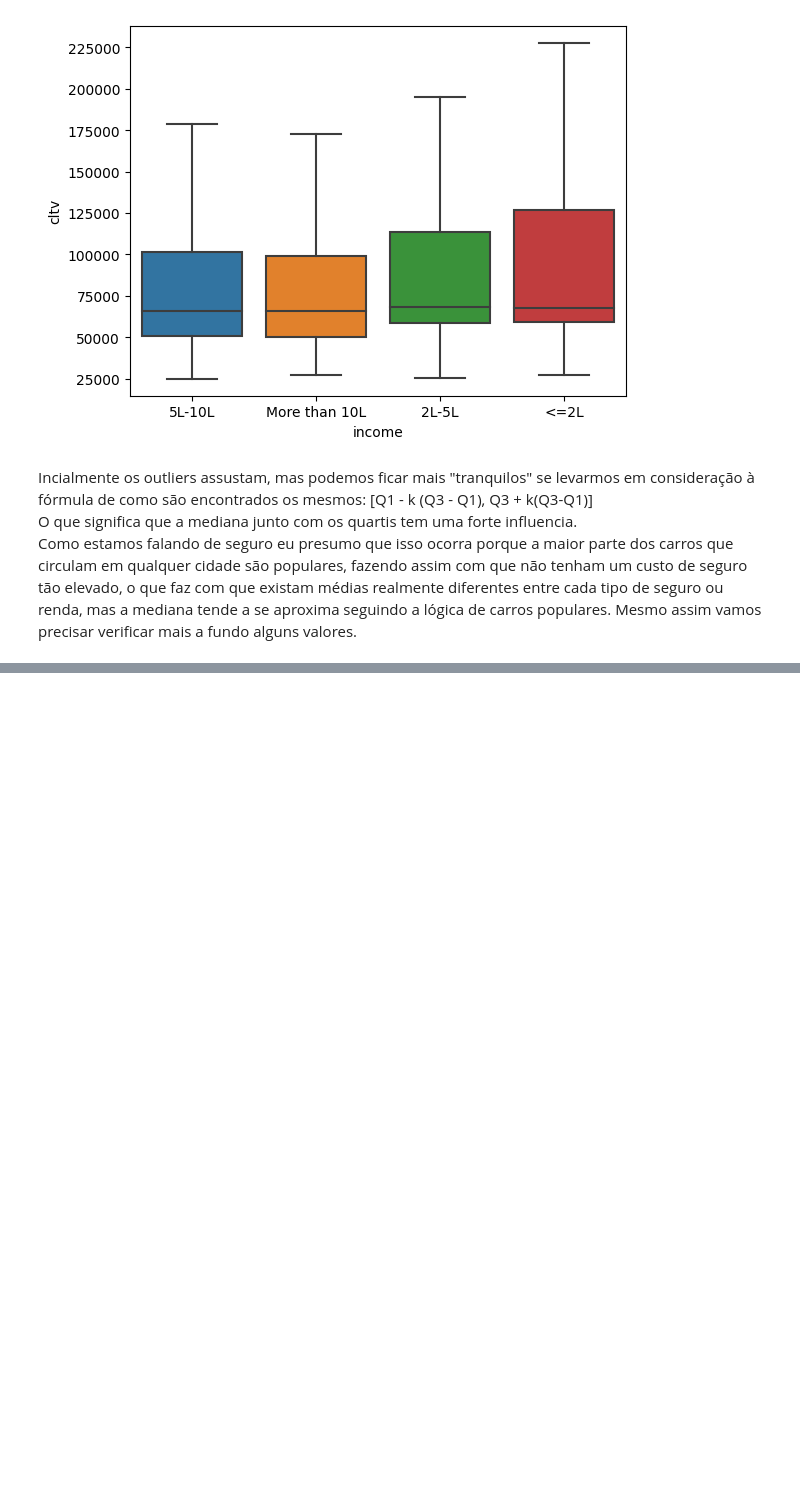
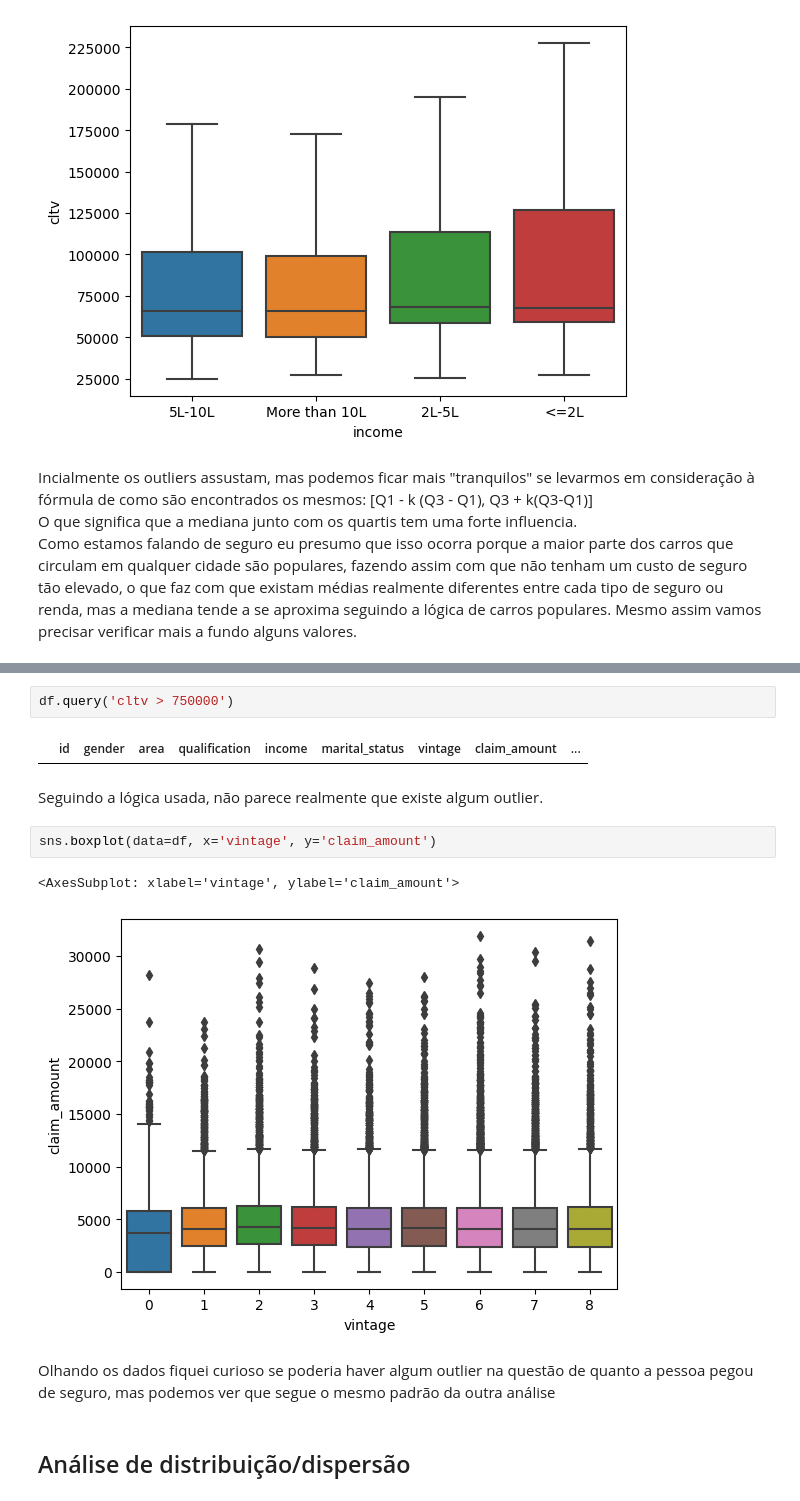
Before and after one commit to Gabriel07201/life_time_value_predictor, a Jupyter notebook: main.ipynb, the cells around one changed output, grey strips where cells are left out. Saved outputs shown, nothing was run; the diff lists cells and outputs as text; blank space fills up the shorter version.

```diff
--- a/main.ipynb
+++ b/main.ipynb
@@ -168,0 +213,15 @@ Mesmo assim vamos precisar verificar mais a fundo alguns valores.
+# %%
+df.query('cltv > 750000')
+# %% [output]
+|  | id | gender | area | qualification | income | marital_status | vintage | claim_amount | ... |
+# %% [markdown]
+Seguindo a lógica usada, não parece realmente que existe algum outlier.
+# %%
+sns.boxplot(data=df, x='vintage', y='claim_amount')
+# %% [output]
+<AxesSubplot: xlabel='vintage', ylabel='claim_amount'>
+[figure, added]
+# %% [markdown]
+Olhando os dados fiquei curioso se poderia haver algum outlier na questão de quanto a pessoa pegou de seguro, mas podemos ver que segue o mesmo padrão da outra análise
+# %% [markdown]
+## Análise de distribuição/dispersão
```
Also changed, not shown: parts of 20 cells of this notebook, 1 other file.
